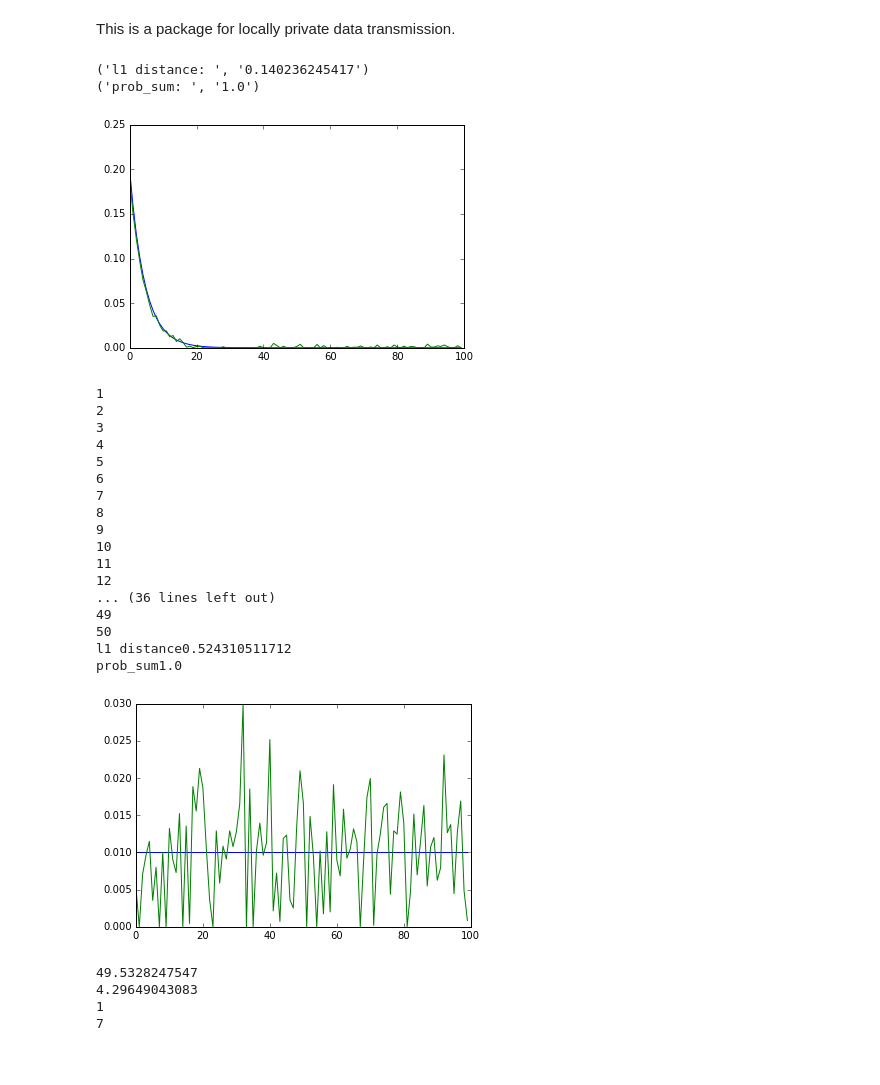
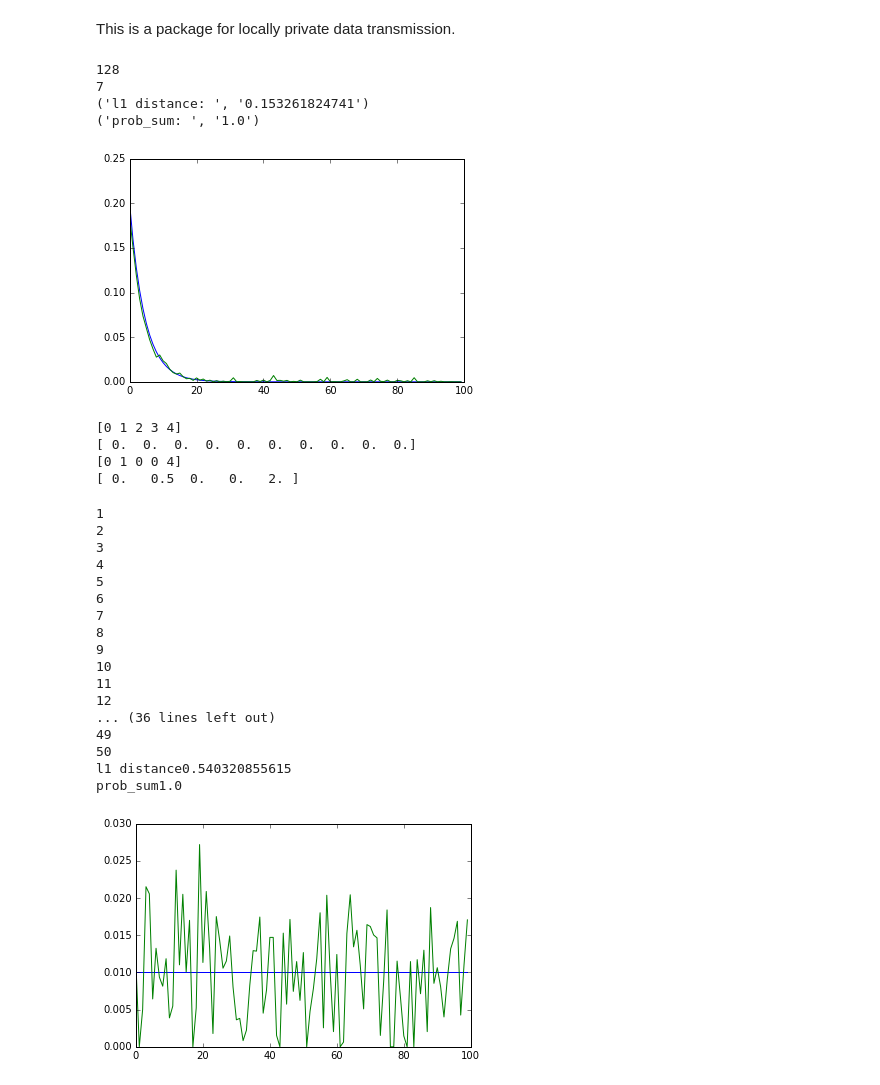
Before and after one commit to zitengsun/hadamard_response, a Jupyter notebook: k2k_hadamard.ipynb, the cells around one changed output. Saved outputs shown, nothing was run; the diff lists cells and outputs as text; code cells hidden in the pictures.

Commit message:
Use FWHT to decode

```diff
--- a/k2k_hadamard.ipynb
+++ b/k2k_hadamard.ipynb
@@ -213,21 +352,39 @@ if __name__ == "__main__":
     #prob = [1/float(k)] * k
     in_list = np.random.choice(elements, 1000000, p=prob) #input symbols
     a = Hadamard_Rand_2(k,eps)
+    print(a.outsz)
+    print(a.outbit)
     #print (a.partsz)
     #print (elements.type)
     # print(type(in_list[9]))
     outp = a.encode_string(in_list)
     #print outp
-    prob_est = a.decode_string(outp) # estimate the original underlying distribution
+    prob_est = a.decode_string2(outp) # estimate the original underlying distribution
     plt.plot(elements,prob)
     plt.plot(elements,prob_est)
     #plt.plot(prob_est)
     print ("l1 distance: ", str(np.linalg.norm([a_i - b_i for a_i, b_i in zip(prob, prob_est)], ord=1)))
     print ("prob_sum: ", str(sum(prob_est)))
 # %% [output]
-('l1 distance: ', '0.140236245417')
+128
+7
+('l1 distance: ', '0.153261824741')
 ('prob_sum: ', '1.0')
 [figure]
+# %%
+a = np.arange(5)
+print a
+b = np.zeros(10)
+print b
+a[2:4] = b[1:3]
+print a
+a = (a + b[0])/float(2)
+print a
+# %% [output]
+[0 1 2 3 4]
+[ 0.  0.  0.  0.  0.  0.  0.  0.  0.  0.]
+[0 1 0 0 4]
+[ 0.   0.5  0.   0.   2. ]
 # %%
 if __name__ == "__main__":
     import timeit
@@ -242,47 +399,36 @@ if __name__ == "__main__":
     t1 = 0
     t2 = 0
     for i in range(1,51):
         print(i)
         start_time = timeit.default_timer()
         outp = a.encode_string(in_list) # get the output string
         t1 = t1 + timeit.default_timer() - start_time
         start_time = timeit.default_timer()
-        prob_est = a.decode_string(outp) # estimate the original underlining distribution
+        prob_est = a.decode_string2(outp) # estimate the original underlining distribution
         t2 = t2 + timeit.default_timer() - start_time
     plt.plot(elements,prob)
     plt.plot(elements,prob_est)
     print 'l1 distance' + str(np.linalg.norm([a_i - b_i for a_i, b_i in zip(prob, prob_est)], ord=1))
     print 'prob_sum' + str(sum(prob_est))
 # %% [output]
 1
 2
 3
 4
 5
 6
 7
 8
 9
 10
 11
 12
 ... (36 lines left out)
 49
 50
-l1 distance0.524310511712
+l1 distance0.540320855615
 prob_sum1.0
-[figure, old version]
+[figure, new version]
-# %%
-if __name__ == "__main__":
-    print(t1)
-    print(t2)
-    print a.initbit
-    print a.outbit
-# %% [output]
-49.5328247547
-4.29649043083
-1
-7
 # %%
 # k = 100 #absz
 # elements = range(0,k) #ab
```
Also changed, not shown: parts of 3 cells of this notebook.
